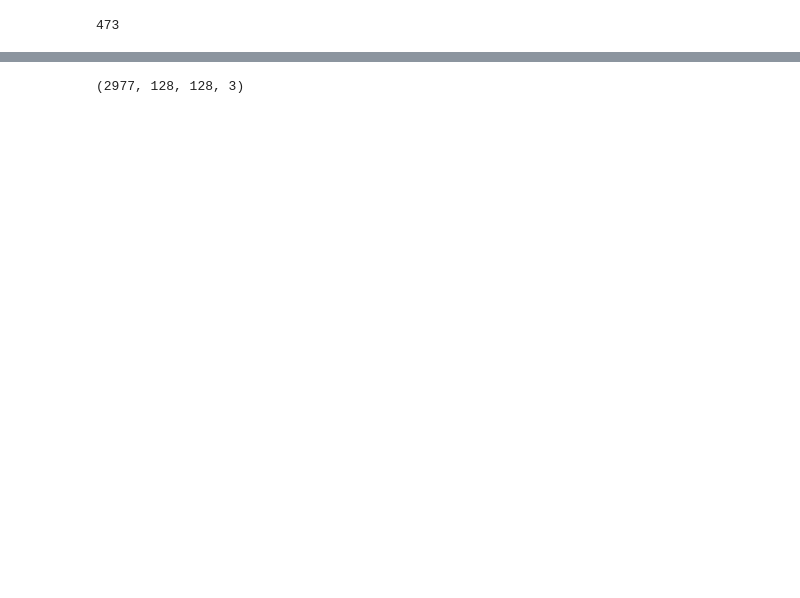
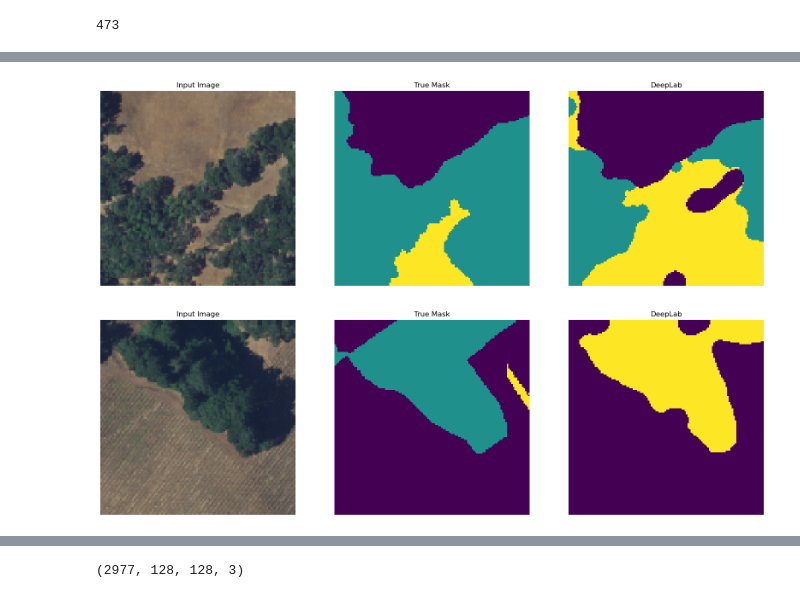
Before and after one commit to tylerjmwhit/Canopy_Damage_segmentation, a Jupyter notebook: segmented_dataset_classification.ipynb, the cells around one changed output, grey strips where cells are left out. Saved outputs shown, nothing was run; the diff lists cells and outputs as text; code cells hidden in the pictures; blank space fills up the shorter version.

```diff
--- a/segmented_dataset_classification.ipynb
+++ b/segmented_dataset_classification.ipynb
@@ -202,7 +201,7 @@ gc.collect()
 # %% [output]
 473
 # %%
-model_history = model_deeplab.fit(train_images, train_labels, epochs=50,batch_size=6,
+model_history = model_deeplab.fit(train_images, train_labels, epochs=50,batch_size=12,
                           validation_data=(test_images, test_labels),
                           callbacks=callbacks)
 # %% [output]
@@ -226,3 +225,6 @@ Epoch 38: early stopping
 # %%
-hp.show_predictions(model_deeplab,test_images[10:13],test_labels[10:13], 3)
+hp.show_predictions(model_deeplab,test_images[100:103],test_labels[100:103], 2,"DeepLab")
+# %% [output]
+[figure, added]
+[figure, added]
 # %%
```
Also changed, not shown: parts of 17 cells of this notebook, 2 other files.
